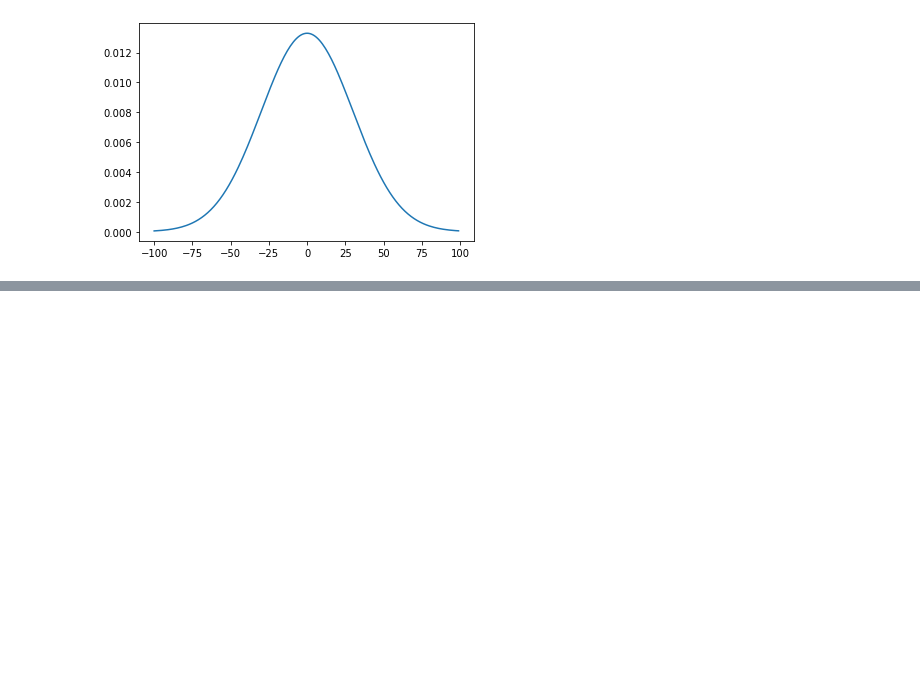
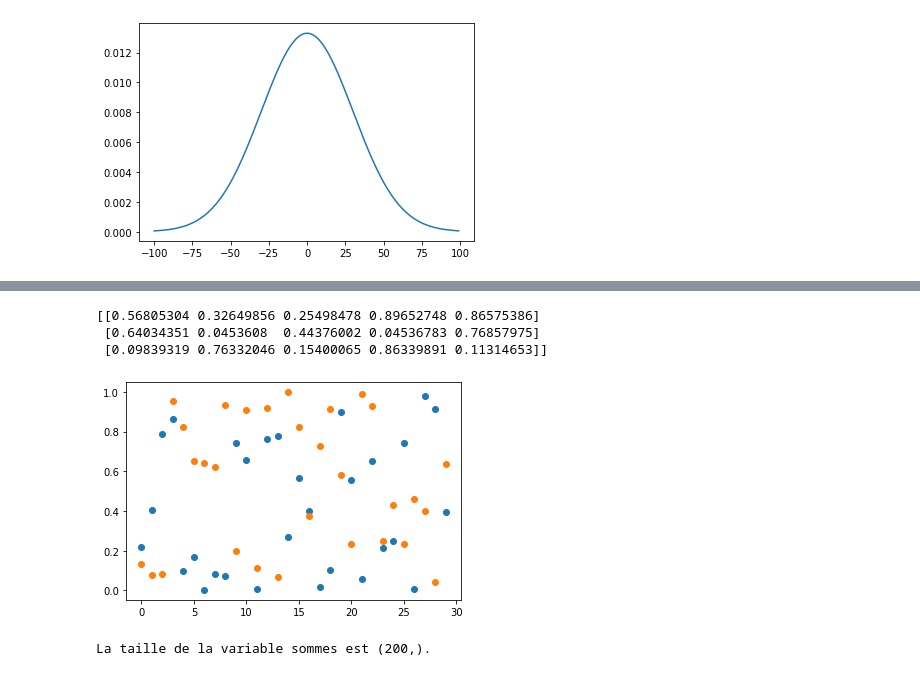
Before and after one commit to dicesare/D-couvrez-les-librairies-Python-pour-la-Data-Science, a Jupyter notebook: projet/theoreme central limite.ipynb, the cells around one changed output, grey strips where cells are left out. Cells and saved outputs as stored; diff of their text form; code cells hidden in the pictures; blank space fills up the shorter version.

```diff
--- a/projet/theoreme central limite.ipynb
+++ b/projet/theoreme central limite.ipynb
@@ -17,0 +23,18 @@ plot = plt.plot(domaine, y)
+# %%
+matrice_aleatoire_a_imprimer = np.random.rand(3,5)
+print(matrice_aleatoire_a_imprimer)
+matrice_aleatoire_a_grapher = np.random.rand(2,30)
+fig = plt.figure()
+plot1 = plt.scatter(range(30),matrice_aleatoire_a_grapher[0,:])
+plot2 = plt.scatter(range(30),matrice_aleatoire_a_grapher[1,:])
+# %% [output]
+[[0.56805304 0.32649856 0.25498478 0.89652748 0.86575386]
+ [0.64034351 0.0453608  0.44376002 0.04536783 0.76857975]
+ [0.09839319 0.76332046 0.15400065 0.86339891 0.11314653]]
+[figure, added]
+# %%
+matrice_aleatoire = np.random.rand(100,200)
+sommes = np.sum(matrice_aleatoire,0)
+print("La taille de la variable sommes est {}.".format(sommes.shape))
+# %% [output]
+La taille de la variable sommes est (200,).
```
Also changed, not shown: parts of 5 cells of this notebook.
